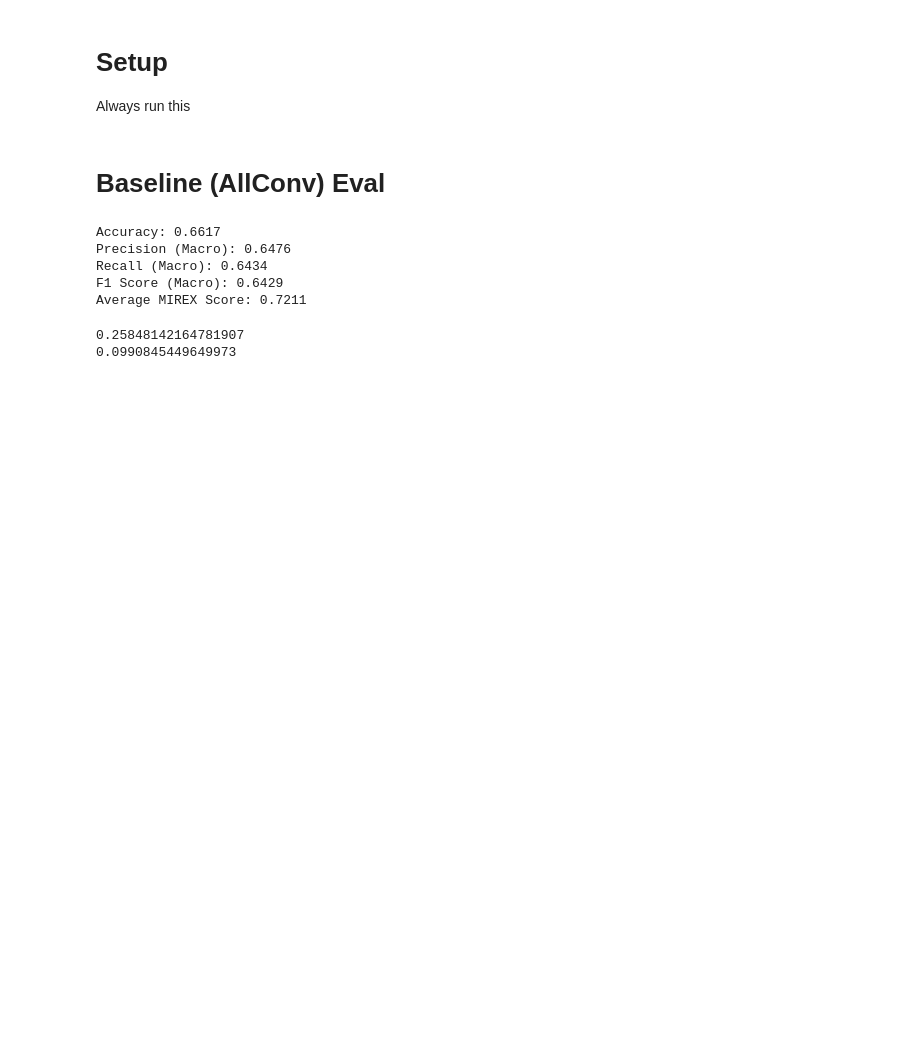
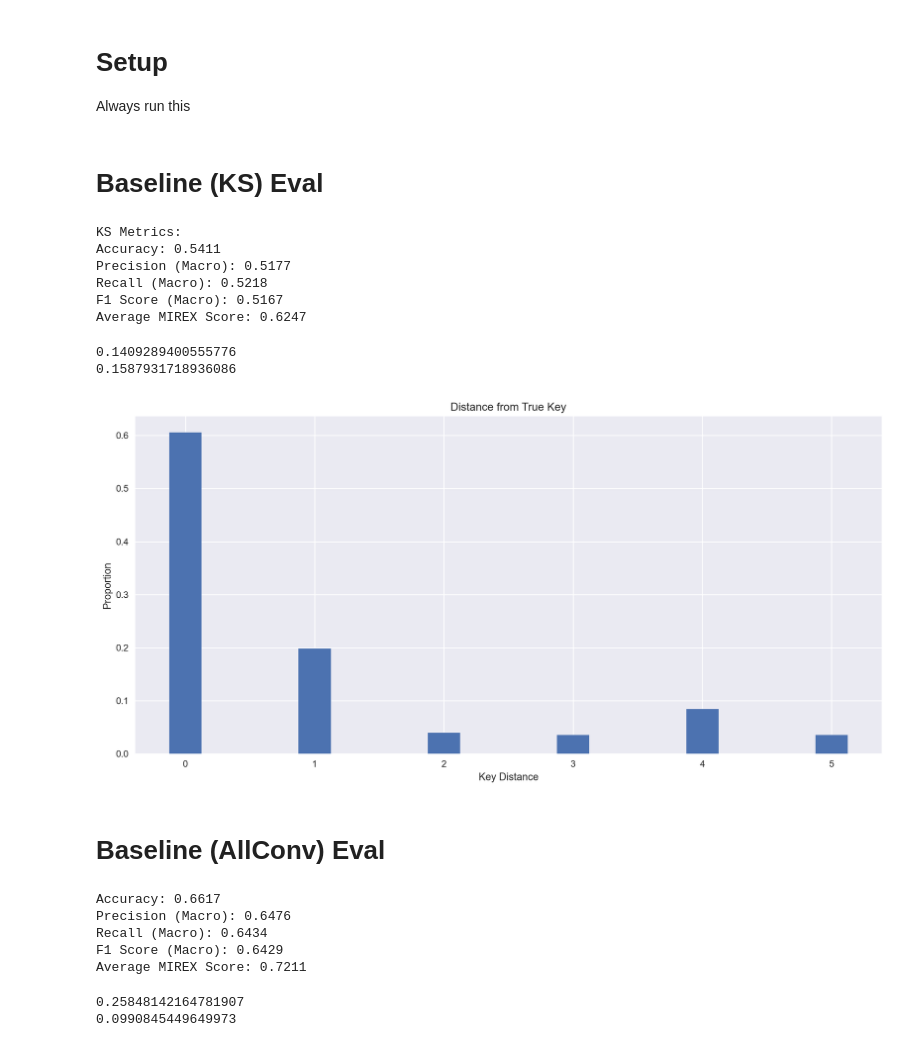
Before and after one commit to jeffgord/llm-key-estimation, a Jupyter notebook: evaluation/eval.ipynb, the cells around one changed output. Drawn from its saved outputs; the diff is of its cells as text; code cells hidden in the pictures; blank space fills up the shorter version.

```diff
--- a/evaluation/eval.ipynb
+++ b/evaluation/eval.ipynb
@@ -135,6 +136,33 @@ def get_parallel_key_error_proportion(predicted_keys, true_keys):
     num_parallel_errors = sum(is_parallel_error)
     num_total_errors = get_num_total_errors(predicted_keys, true_keys)
     return num_parallel_errors / num_total_errors if num_total_errors > 0 else 0
+# %% [markdown]
+# Baseline (KS) Eval
+# %%
+ks_df = pd.read_csv("../baseline/ks-predictions.csv")
+ks_keys_dict = dict(zip(ks_df["track_id"], ks_df["key"]))
+ks_keys = [normalize_key(ks_keys_dict[tid]) for tid in track_ids]
+# %%
+ks_metrics = get_metrics(ks_keys, actual_keys)
+print("KS Metrics:")
+print_metrics(ks_metrics)
+# %% [output]
+KS Metrics:
+Accuracy: 0.5411
+Precision (Macro): 0.5177
+Recall (Macro): 0.5218
+F1 Score (Macro): 0.5167
+Average MIREX Score: 0.6247
+# %%
+print(get_relative_key_error_proportion(ks_keys, actual_keys))
+print(get_parallel_key_error_proportion(ks_keys, actual_keys))
+# %% [output]
+0.1409289400555776
+0.1587931718936086
+# %%
+plot_key_distance_distribution(ks_keys, actual_keys)
+# %% [output]
+[figure, added]
 # %% [markdown]
 # Baseline (AllConv) Eval
 # %%
```
Also changed, not shown: parts of 5 cells of this notebook.
